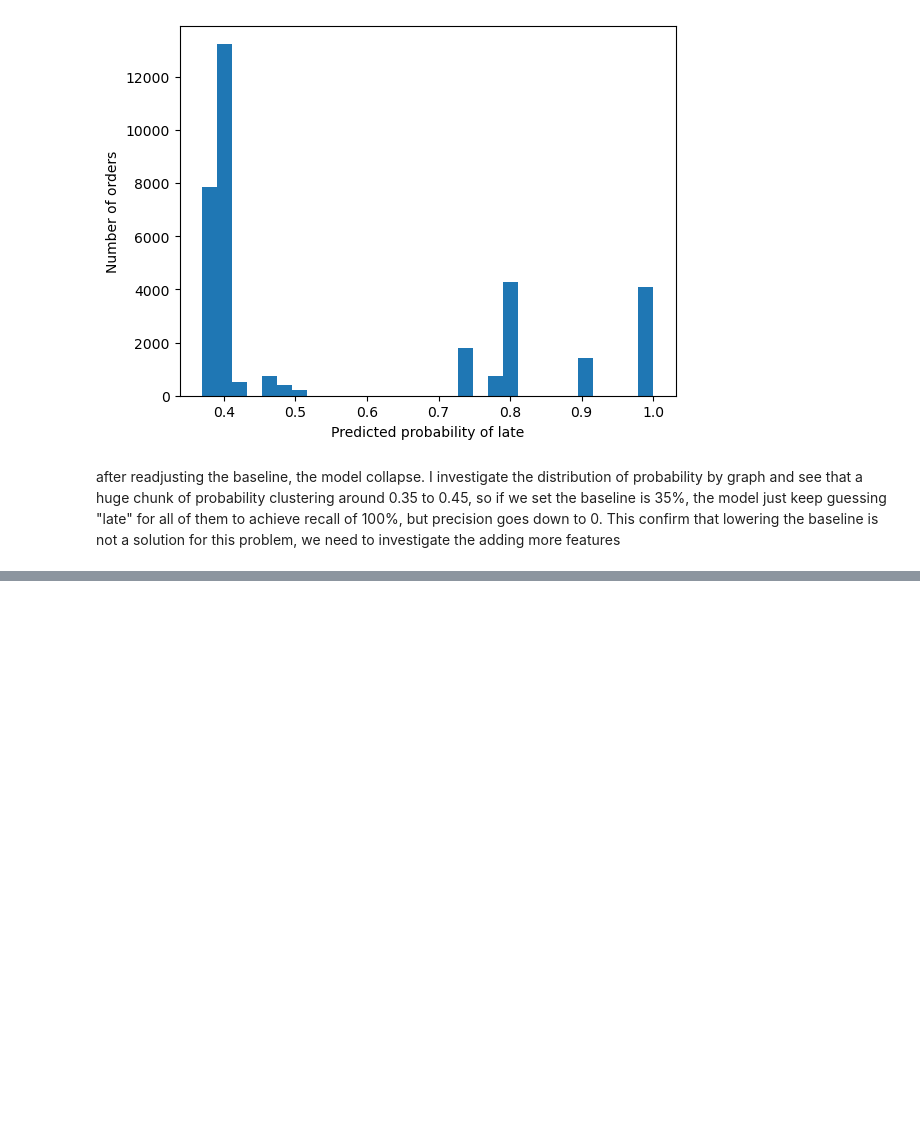
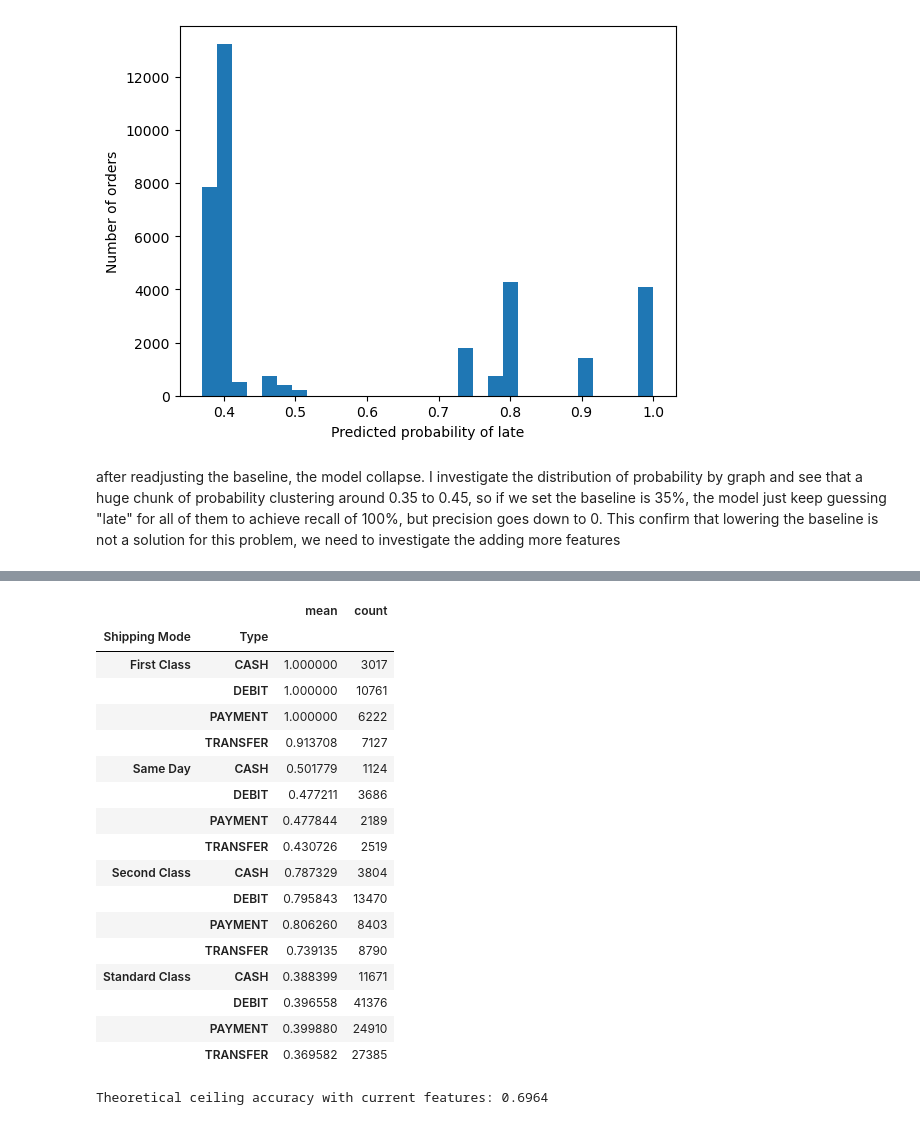
Before and after one commit to baochieuta/supply-chain-analytics, a Jupyter notebook: notebooks/04_delivery_risk_model.ipynb, the cells around one changed output, grey strips where cells are left out. Saved outputs shown, nothing was run; the diff lists cells and outputs as text; code cells hidden in the pictures; blank space fills up the shorter version.

```diff
--- a/notebooks/04_delivery_risk_model.ipynb
+++ b/notebooks/04_delivery_risk_model.ipynb
@@ -384,3 +384,12 @@ plt.show()
 [figure]
 # %% [markdown]
 after readjusting the baseline, the model collapse. I investigate the distribution of probability by graph and see that a huge chunk of probability clustering around 0.35 to 0.45, so if we set the baseline is 35%, the model just keep guessing "late" for all of them to achieve recall of 100%, but precision goes down to 0. This confirm that lowering the baseline is not a solution for this problem, we need to investigate the adding more features
+# %%
+#testing day of week
+df['order_day_of_week'] =df['order date (DateOrders)'].dt.day_name()
+
+contingency_table = pd.crosstab(df['order_day_of_week'], df['Late_delivery_risk'])
+chi2, p_value,dof,expected = chi2_contingency(contingency_table)
+print(f"P-value: {p_value:.4f}")
+
+df.groupby('order_day_of_week')['Late_delivery_risk'].mean().sort_values(ascending = False)
@@ -386,0 +407,33 @@ after readjusting the baseline, the model collapse. I investigate the distributi
+# %%
+group_stats = df.groupby(['Shipping Mode', 'Type'])['Late_delivery_risk'].agg(['mean', 'count'])
+group_stats
+lamda row: max(row['mean'], 1 - row['mean']) * row['count'], axis = 1
+# %% [output]
+|  |  | mean | count |
+| Shipping Mode | Type |  |  |
+| First Class | CASH | 1.000000 | 3017 |
+|  | DEBIT | 1.000000 | 10761 |
+|  | PAYMENT | 1.000000 | 6222 |
+|  | TRANSFER | 0.913708 | 7127 |
+| Same Day | CASH | 0.501779 | 1124 |
+|  | DEBIT | 0.477211 | 3686 |
+|  | PAYMENT | 0.477844 | 2189 |
+|  | TRANSFER | 0.430726 | 2519 |
+| Second Class | CASH | 0.787329 | 3804 |
+|  | DEBIT | 0.795843 | 13470 |
+|  | PAYMENT | 0.806260 | 8403 |
+|  | TRANSFER | 0.739135 | 8790 |
+| Standard Class | CASH | 0.388399 | 11671 |
+|  | DEBIT | 0.396558 | 41376 |
+|  | PAYMENT | 0.399880 | 24910 |
+|  | TRANSFER | 0.369582 | 27385 |
+# %%
+group_stats = df.groupby(['Shipping Mode', 'Type'])['Late_delivery_risk'].agg(['mean', 'count']).reset_index()
+group_stats['best_possible_correct'] = group_stats.apply(
+    lambda row: max(row['mean'], 1 - row['mean']) * row['count'], axis = 1
+)
+
+ceiling_accuracy = group_stats['best_possible_correct'].sum() / group_stats['count'].sum()
+print(f"Theoretical ceiling accuracy with current features: {ceiling_accuracy:.4f}")
+# %% [output]
+Theoretical ceiling accuracy with current features: 0.6964
```
Also changed, not shown: parts of 2 cells of this notebook, 1 other file.
